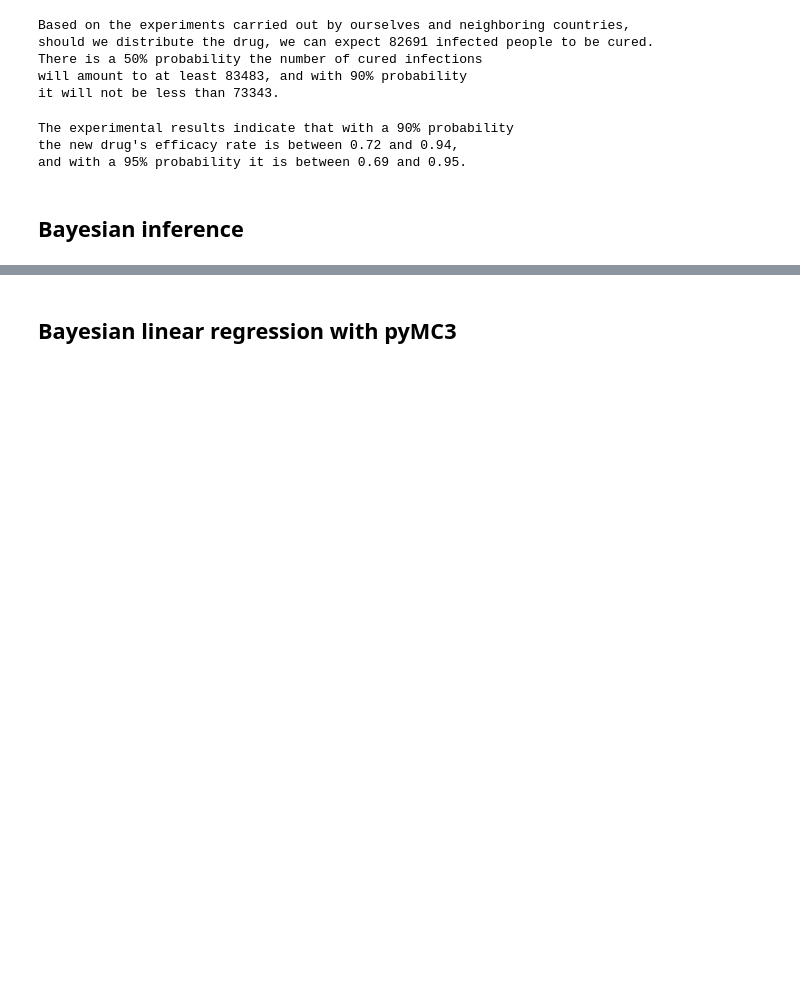
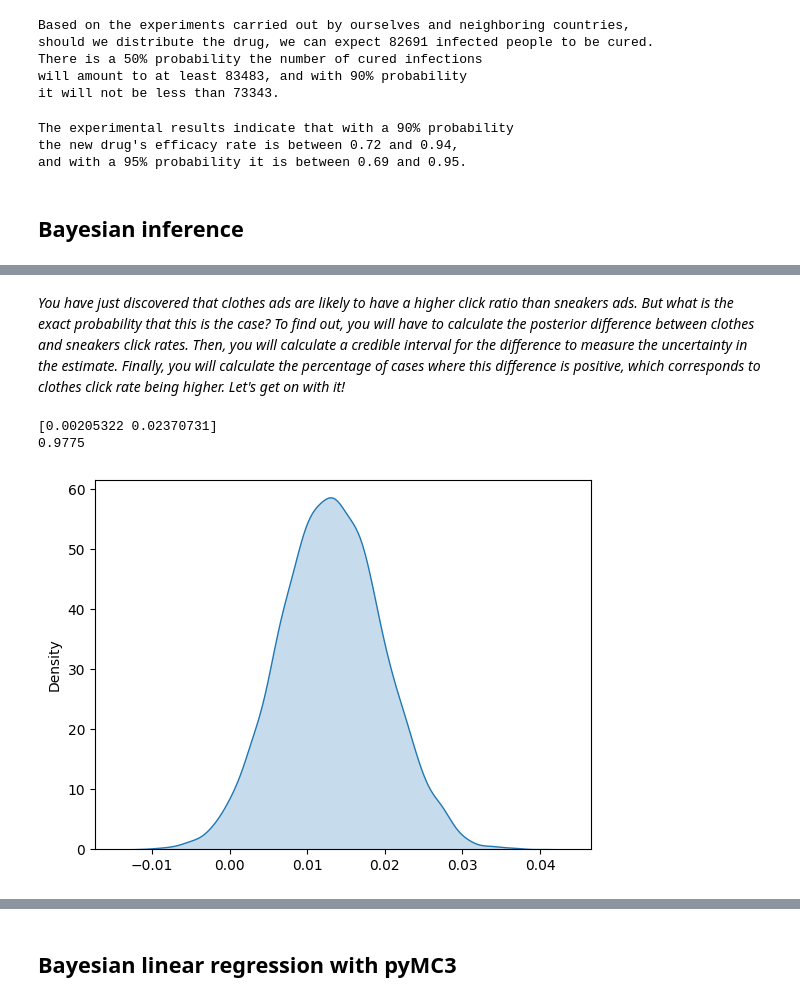
Before and after one commit to asuender/tgm-ds, a Jupyter notebook: 5bhit/GK9102/gk9102.ipynb, the cells around one changed output, grey strips where cells are left out. Cells and saved outputs as stored; diff of their text form; code cells hidden in the pictures; blank space fills up the shorter version.

```diff
--- a/5bhit/GK9102/gk9102.ipynb
+++ b/5bhit/GK9102/gk9102.ipynb
@@ -211,0 +258,20 @@ and with a 95% probability it is between 0.69 and 0.95.
+# %% [markdown]
+*You have just discovered that clothes ads are likely to have a higher click ratio than sneakers ads. But what is the exact probability that this is the case? To find out, you will have to calculate the posterior difference between clothes and sneakers click rates. Then, you will calculate a credible interval for the difference to measure the uncertainty in the estimate. Finally, you will calculate the percentage of cases where this difference is positive, which corresponds to clothes click rate being higher. Let's get on with it!*
+# %%
+import arviz as az
+
+# Calculate posterior difference and plot it
+diff = clothes_posterior - sneakers_posterior
+sns.kdeplot(diff, fill=True, label="diff")
+
+# Calculate and print 90% credible interval of posterior difference
+interval = az.hdi(diff, hdi_prob=0.9)
+print(interval)
+
+# Calculate and print probability of clothes ad being better
+clothes_better_prob = (diff > 0).mean()
+print(clothes_better_prob)
+# %% [output]
+[0.00205322 0.02370731]
+0.9775
+[figure, added]
```
Also changed, not shown: parts of 20 cells of this notebook.
